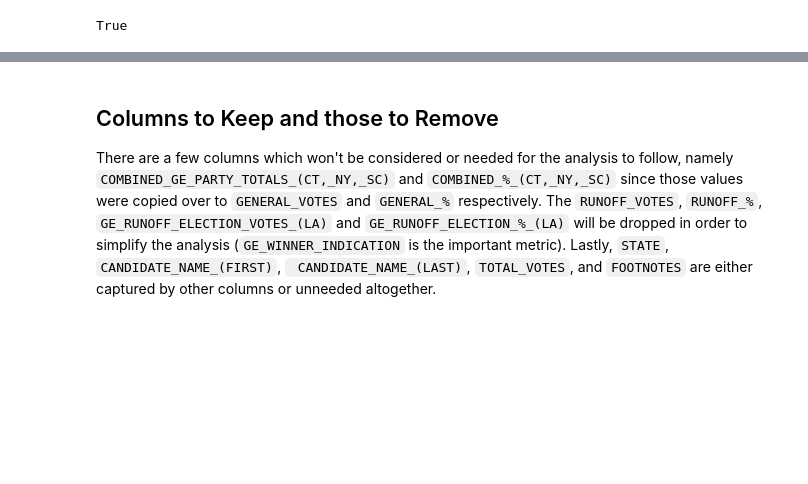
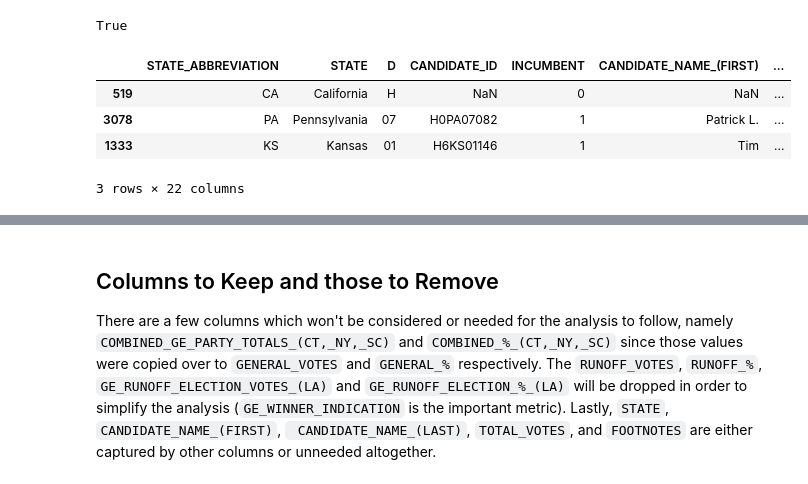
Before and after one commit to iameskild/electionfinances, a Jupyter notebook: data_extraction.ipynb, the cells around one changed output, grey strips where cells are left out. Drawn from its saved outputs; the diff is of its cells as text; code cells hidden in the pictures; blank space fills up the shorter version.

Commit message:
Small changes to data_analysis and data_extraction

```diff
--- a/data_extraction.ipynb
+++ b/data_extraction.ipynb
@@ -80,7 +80,7 @@ def states_and_districts():
 # %%
 # House of Reps 2016 Election Results
 # source: https://transition.fec.gov/pubrec/electionresults.shtml
-house_results_2016 = pd.read_excel('federalelections2016.xlsx', sheet_name=12)
+house_results_2016 = pd.read_excel('data/federalelections2016.xlsx', sheet_name=12)
 # %%
 # clean up column names
 house_results_2016.columns = house_results_2016.columns.str.strip()\
@@ -234,3 +234,12 @@ house_results_2016['GENERAL_%'].mask(
             house_results_2016['COMBINED_%_(CT,_NY,_SC)'].notnull(),
             house_results_2016['COMBINED_%_(CT,_NY,_SC)'],
             inplace=True)
+# %%
+house_results_2016[(house_results_2016['GENERAL_VOTES'].notnull() &
+                   (house_results_2016['GENERAL_%'].isnull()))]
+# %% [output]
+|  | STATE_ABBREVIATION | STATE | D | CANDIDATE_ID | INCUMBENT | CANDIDATE_NAME_(FIRST) | ... |
+| 519 | CA | California | H | NaN | 0 | NaN | ... |
+| 3078 | PA | Pennsylvania | 07 | H0PA07082 | 1 | Patrick L. | ... |
+| 1333 | KS | Kansas | 01 | H6KS01146 | 1 | Tim | ... |
+3 rows × 22 columns
```
Also changed, not shown: parts of 7 cells of this notebook, 2 other files.
